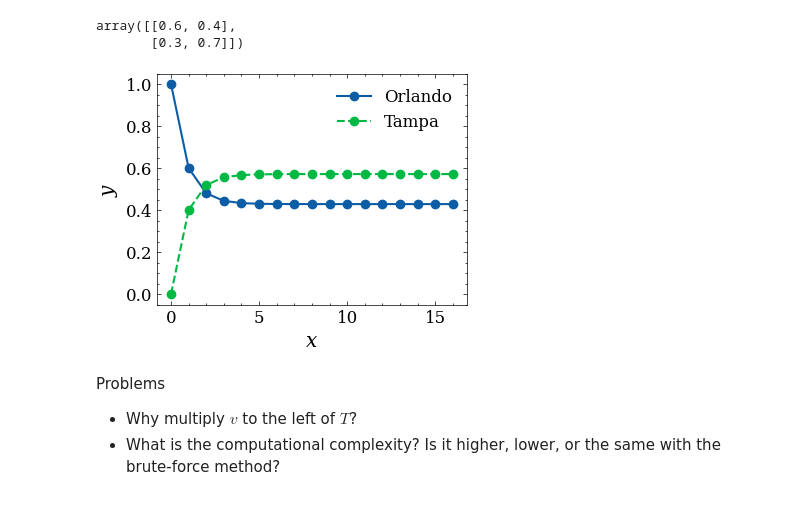
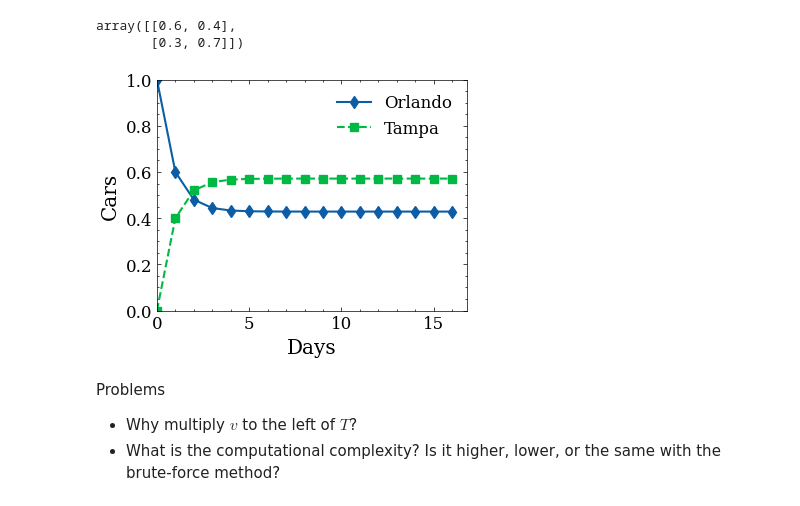
Before and after one commit to liwt31/MathModel, a Jupyter notebook: 09CarRentalCompany.ipynb, the cells around one changed output. Drawn from its saved outputs; the diff is of its cells as text; code cells hidden in the pictures.

```diff
--- a/09CarRentalCompany.ipynb
+++ b/09CarRentalCompany.ipynb
@@ -51,19 +52,21 @@ v0 = np.array([1, 0])
 # %%
 v = v0
 v_list = [v]
 for i in range(16):
     v =  v @ T
     v_list.append(v)
 
 v_list = np.array(v_list)
-plt.plot(v_list[:, 0], label="Orlando", marker="o")
-plt.plot(v_list[:, 1], label="Tampa", marker="o", linestyle="--")
-plt.xlabel("$x$")
-plt.ylabel("$y$")
+plt.plot(v_list[:, 0], label="Orlando", marker="d")
+plt.plot(v_list[:, 1], label="Tampa", marker="s", linestyle="--")
+plt.xlabel("Days")
+plt.ylabel("Cars")
+plt.xlim(0, None)
+plt.ylim(0, 1)
 plt.legend()
 plt.show()
 # %% [output]
-[figure, old version]
+[figure, new version]
 # %% [markdown]
 Problems
 - Why multiply $v$ to the left of $T$?
```
Also changed, not shown: parts of 6 cells of this notebook.
